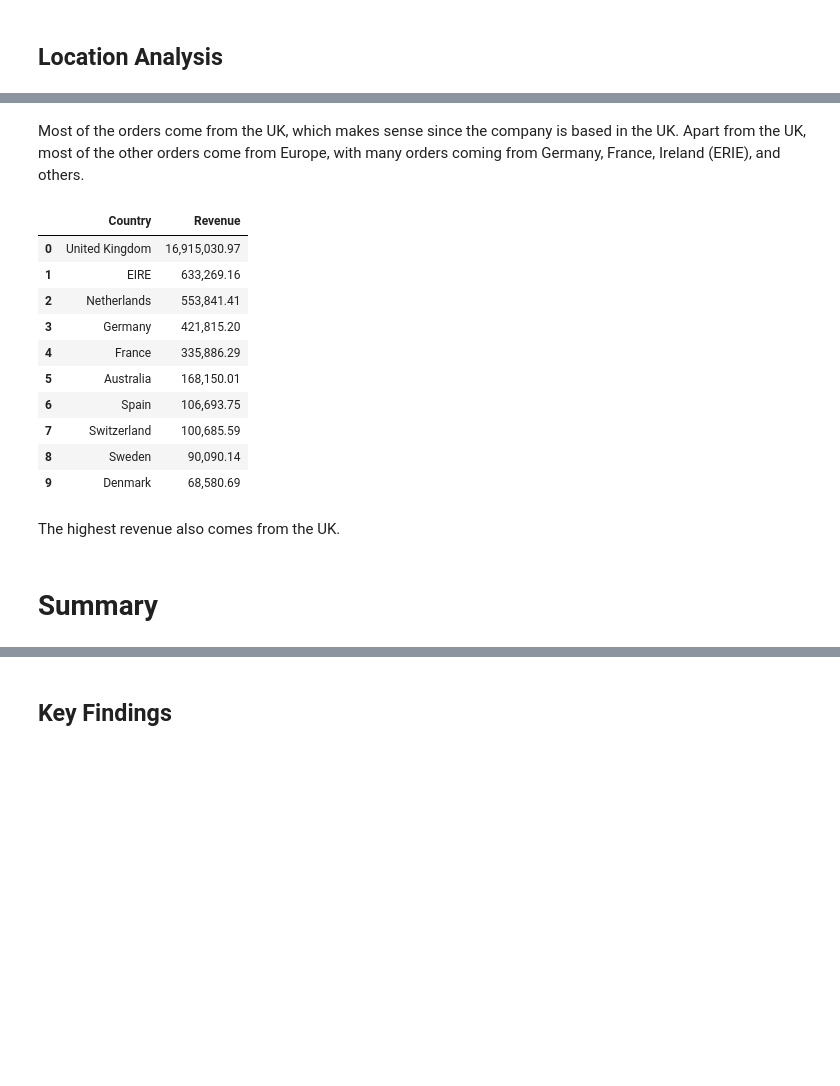
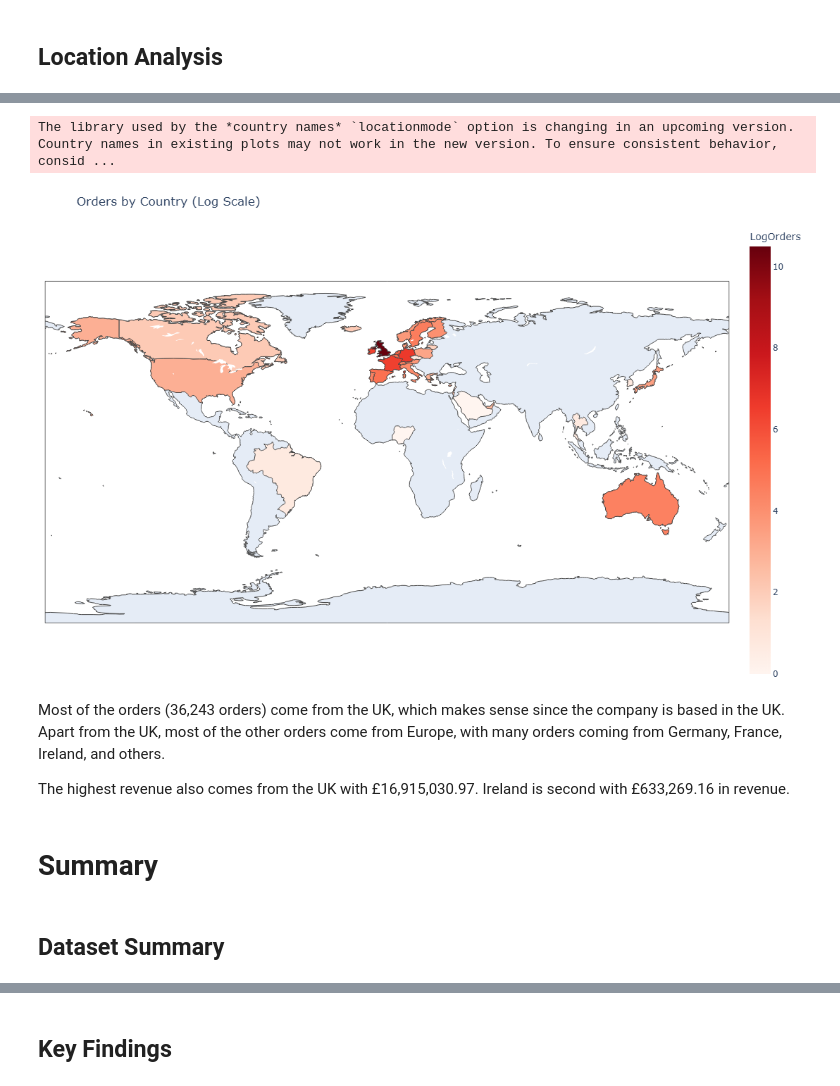
Before and after one commit to takiatah/online-retail-data-sales-analysis, a Jupyter notebook: E-Commerce Sales Analysis.ipynb, the cells around one changed output, grey strips where cells are left out. Cells and saved outputs as stored; diff of their text form; code cells hidden in the pictures; blank space fills up the shorter version.

```diff
--- a/E-Commerce Sales Analysis.ipynb
+++ b/E-Commerce Sales Analysis.ipynb
@@ -986,27 +997,41 @@ retail_data.groupby(
+# %%
+# Use plotly express to make and interactive heat map
+import plotly.express as px
+
+# Use the log of OrderCount to assign colors
+country_orders["LogOrders"] = np.log(country_orders["OrderCount"])
+
+# Make choropleth graph with countries and order counts
+fig = px.choropleth(
+    country_orders,
+    locations="Country",
+    locationmode="country names",
+    color="LogOrders",
+    hover_name="Country",
+    hover_data={
+        "OrderCount": True,
+        "Revenue": True,
+        "LogOrders": False
+    },
+    color_continuous_scale="Reds",
+    title="Orders by Country (Log Scale)"
+)
+
+fig.update_layout(
+    width=1000,
+    height=700,
+    margin=dict(l=10, r=0, t=50, b=0)
+)
+
+fig.show()
+# %% [output]
+The library used by the *country names* `locationmode` option is changing in an upcoming version. Country names in existing plots may not work in the new version. To ensure consistent behavior, consid ...
+[figure, added]
 # %% [markdown]
-Most of the orders come from the UK, which makes sense since the company is based in the UK. Apart from the UK, most of the other orders come from Europe, with many orders coming from Germany, France, Ireland (ERIE), and others.
+Most of the orders (36,243 orders) come from the UK, which makes sense since the company is based in the UK. Apart from the UK, most of the other orders come from Europe, with many orders coming from Germany, France, Ireland, and others.
+
+The highest revenue also comes from the UK with £16,915,030.97. Ireland is second with £633,269.16 in revenue.
-# %%
-# Group revenue by location
-retail_data.groupby(
-    "Country"
-).agg(
-    Revenue=("TotalPrice", "sum")
-).sort_values(
-    by="Revenue", ascending=False
-).reset_index().head(10)
-# %% [output]
-|  | Country | Revenue |
-| 0 | United Kingdom | 16,915,030.97 |
-| 1 | EIRE | 633,269.16 |
-| 2 | Netherlands | 553,841.41 |
-| 3 | Germany | 421,815.20 |
-| 4 | France | 335,886.29 |
-| 5 | Australia | 168,150.01 |
-| 6 | Spain | 106,693.75 |
-| 7 | Switzerland | 100,685.59 |
-| 8 | Sweden | 90,090.14 |
-| 9 | Denmark | 68,580.69 |
-# %% [markdown]
-The highest revenue also comes from the UK.
 # %% [markdown]
 # Summary
+# %% [markdown]
+## Dataset Summary
```
Also changed, not shown: parts of 38 cells of this notebook.
